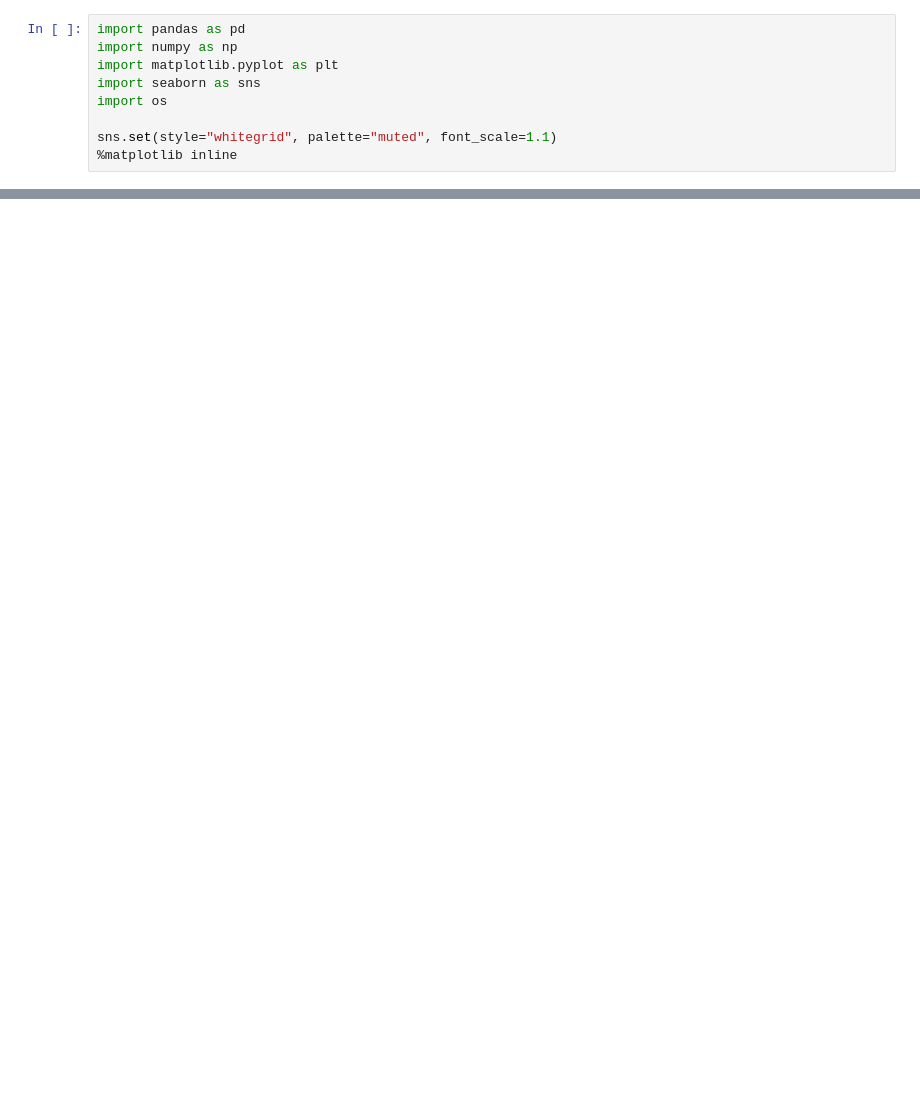
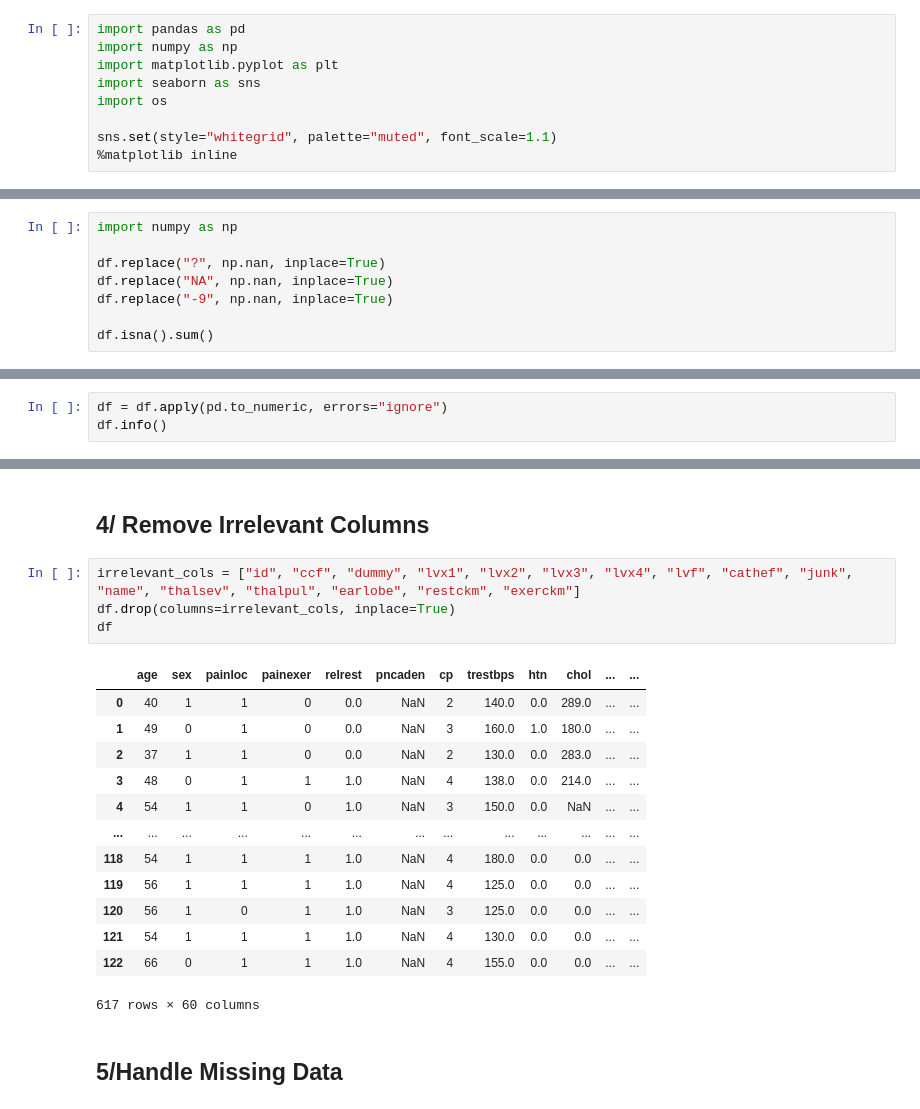
Before and after one commit to Hukeut/medical-data-exploration, a Jupyter notebook: notebooks/cleaning_data.ipynb, the cells around one changed output, grey strips where cells are left out. Drawn from its saved outputs; the diff is of its cells as text; blank space fills up the shorter version.

```diff
--- a/notebooks/cleaning_data.ipynb
+++ b/notebooks/cleaning_data.ipynb
@@ -90,0 +155,8 @@ hungarian_df
+# %%
+import numpy as np
+
+df.replace("?", np.nan, inplace=True)
+df.replace("NA", np.nan, inplace=True)
+df.replace("-9", np.nan, inplace=True)
+
+df.isna().sum()
@@ -90,0 +178,3 @@ hungarian_df
+# %%
+df = df.apply(pd.to_numeric, errors="ignore")
+df.info()
@@ -90,0 +199,22 @@ hungarian_df
+# %% [markdown]
+## 4/ Remove Irrelevant Columns
+# %%
+irrelevant_cols = ["id", "ccf", "dummy", "lvx1", "lvx2", "lvx3", "lvx4", "lvf", "cathef", "junk", "name", "thalsev", "thalpul", "earlobe", "restckm", "exerckm"]
+df.drop(columns=irrelevant_cols, inplace=True)
+df
+# %% [output]
+|  | age | sex | painloc | painexer | relrest | pncaden | cp | trestbps | htn | chol | ... | ... |
+| 0 | 40 | 1 | 1 | 0 | 0.0 | NaN | 2 | 140.0 | 0.0 | 289.0 | ... | ... |
+| 1 | 49 | 0 | 1 | 0 | 0.0 | NaN | 3 | 160.0 | 1.0 | 180.0 | ... | ... |
+| 2 | 37 | 1 | 1 | 0 | 0.0 | NaN | 2 | 130.0 | 0.0 | 283.0 | ... | ... |
+| 3 | 48 | 0 | 1 | 1 | 1.0 | NaN | 4 | 138.0 | 0.0 | 214.0 | ... | ... |
+| 4 | 54 | 1 | 1 | 0 | 1.0 | NaN | 3 | 150.0 | 0.0 | NaN | ... | ... |
+| ... | ... | ... | ... | ... | ... | ... | ... | ... | ... | ... | ... | ... |
+| 118 | 54 | 1 | 1 | 1 | 1.0 | NaN | 4 | 180.0 | 0.0 | 0.0 | ... | ... |
+| 119 | 56 | 1 | 1 | 1 | 1.0 | NaN | 4 | 125.0 | 0.0 | 0.0 | ... | ... |
+| 120 | 56 | 1 | 0 | 1 | 1.0 | NaN | 3 | 125.0 | 0.0 | 0.0 | ... | ... |
+| 121 | 54 | 1 | 1 | 1 | 1.0 | NaN | 4 | 130.0 | 0.0 | 0.0 | ... | ... |
+| 122 | 66 | 0 | 1 | 1 | 1.0 | NaN | 4 | 155.0 | 0.0 | 0.0 | ... | ... |
+617 rows × 60 columns
+# %% [markdown]
+## 5/Handle Missing Data
```
Also changed, not shown: parts of 21 cells of this notebook.
